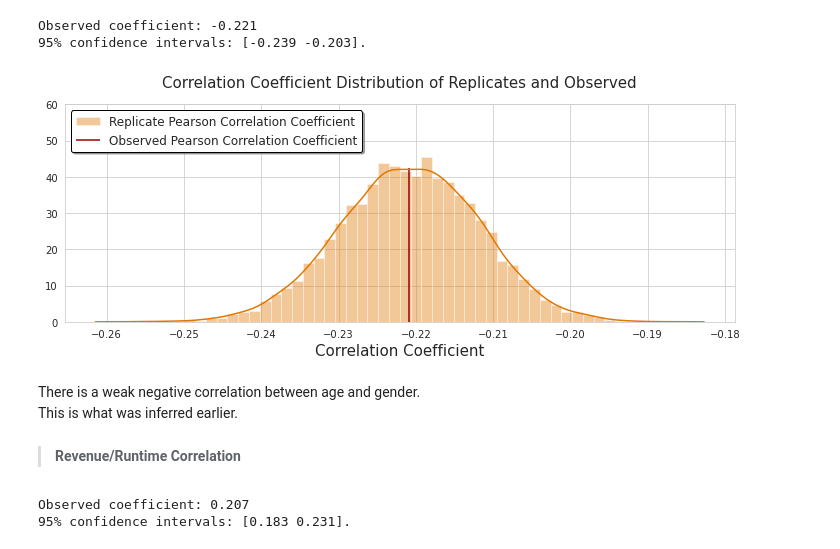
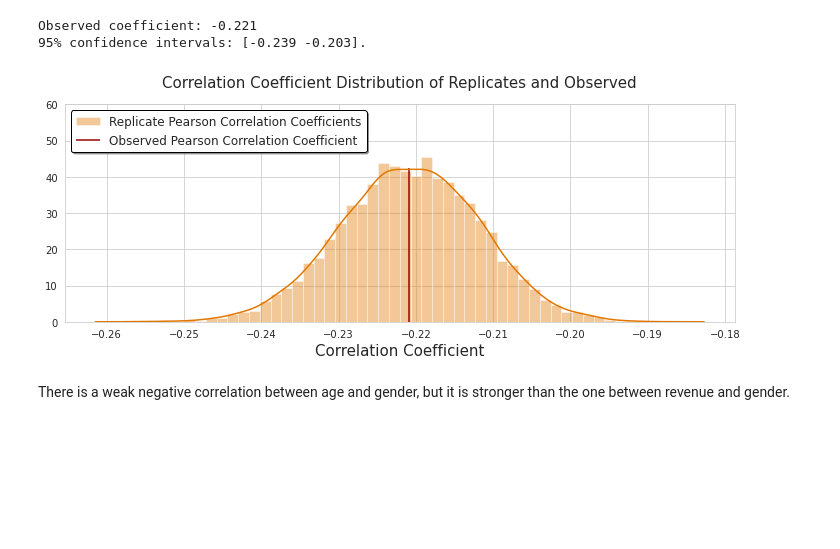
Before and after one commit to christianspybrook/movie_actor_tree_ensembles, a Jupyter notebook: statistical_analysis/capstone2_statistical_analysis_optimized target.ipynb, the cells around one changed output. Cells and saved outputs as stored; diff of their text form; code cells hidden in the pictures; blank space fills up the shorter version.

```diff
--- a/statistical_analysis/capstone2_statistical_analysis_optimized target.ipynb
+++ b/statistical_analysis/capstone2_statistical_analysis_optimized target.ipynb
@@ -697,39 +712,20 @@ Observed coefficient: -0.221
 # %%
 # plot permutation replicates and compare with observed correlation
 
 plt.ylim(0, 60)
 
 plt.vlines(corr_obs_age_gender, ymin=0, ymax=42.5, colors=mp.colors(2),
            label='Observed Pearson Correlation Coefficient')
 sns.distplot(corr_replicates_age_gender, color=mp.colors(5),
-             label='Replicate Pearson Correlation Coefficient')
+             label='Replicate Pearson Correlation Coefficients')
 
 plt.xlabel('Correlation Coefficient', fontsize=15)
 
 plt.legend(loc=2, fontsize='large', fancybox=True, shadow=True, edgecolor='k')
 plt.title(
     'Correlation Coefficient Distribution of Replicates and Observed',
     fontsize=15, y=1.05);
 # %% [output]
-[figure, old version]
+[figure, new version]
 # %% [markdown]
-There is a weak negative correlation between age and gender.<br>
-This is what was inferred earlier.
+There is a weak negative correlation between age and gender, but it is stronger than the one between revenue and gender.
-# %% [markdown]
- > **Revenue/Runtime Correlation**
-# %%
-# get observed correlation coefficient between revenue and runtime
-corr_obs_rev_runtime = pearson_r(df['revenue'], df['runtime'])
-
-# get Pearson coefficients of 10,000 bootstrap replicate pairs
-corr_replicates_rev_runtime = draw_bs_pairs(df['revenue'], df['runtime'], pearson_r, 10000)
-
-# compute Pearson coefficient with 95% confidence intervals
-conf_int_rev_runtime = np.percentile(corr_replicates_rev_runtime, [2.5, 97.5])
-
-print('Observed coefficient: {}\n95% confidence intervals: {}.'
-      .format(np.round(corr_obs_rev_runtime, decimals=3),
-              np.round(conf_int_rev_runtime, decimals=3)))
-# %% [output]
-Observed coefficient: 0.207
-95% confidence intervals: [0.183 0.231].
```
Also changed, not shown: parts of 43 cells of this notebook.
